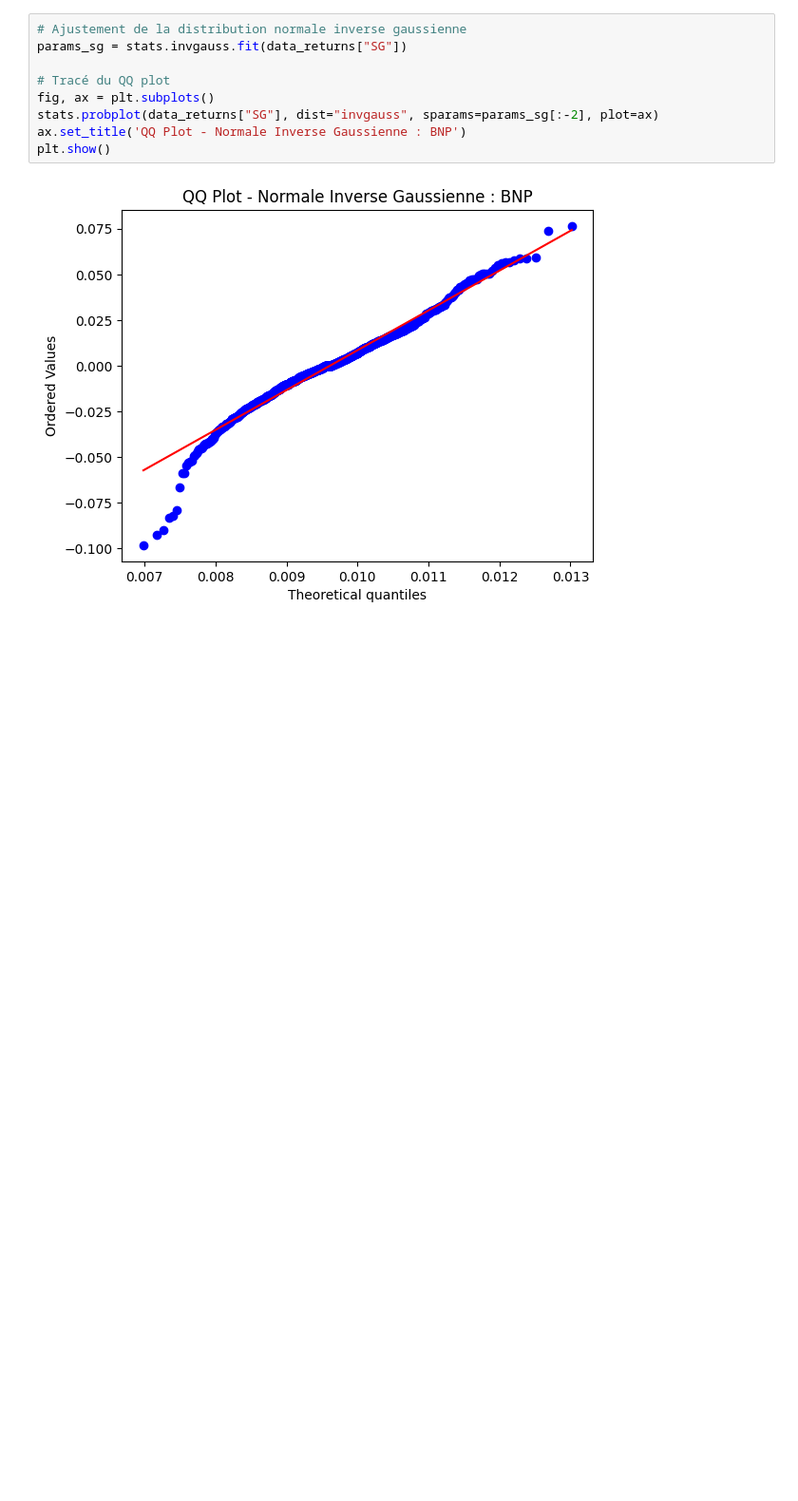
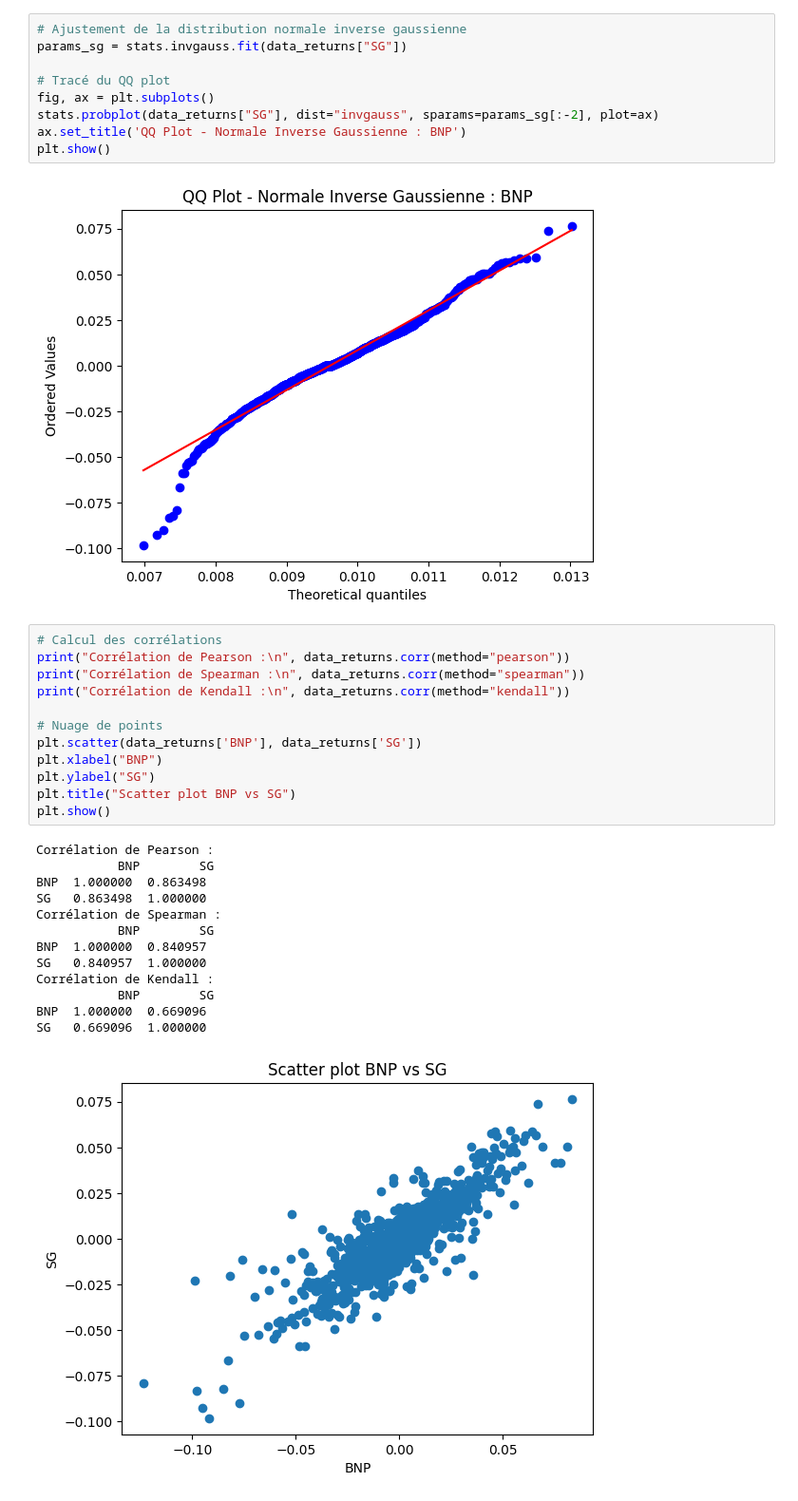
Before and after one commit to Jeangrivo/Gestion-des-Risques-Multiples, a Jupyter notebook: CreditVaR.ipynb, the cells around one changed output. Shown at 95% size. Drawn from its saved outputs; the diff is of its cells as text; blank space fills up the shorter version.

```diff
--- a/CreditVaR.ipynb
+++ b/CreditVaR.ipynb
@@ -323,3 +323,29 @@ ax.set_title('QQ Plot - Normale Inverse Gaussienne : BNP')
 plt.show()
 # %% [output]
 [figure]
+# %%
+# Calcul des corrélations
+print("Corrélation de Pearson :\n", data_returns.corr(method="pearson"))
+print("Corrélation de Spearman :\n", data_returns.corr(method="spearman"))
+print("Corrélation de Kendall :\n", data_returns.corr(method="kendall"))
+
+# Nuage de points
+plt.scatter(data_returns['BNP'], data_returns['SG'])
+plt.xlabel("BNP")
+plt.ylabel("SG")
+plt.title("Scatter plot BNP vs SG")
+plt.show()
+# %% [output]
+Corrélation de Pearson :
+           BNP        SG
+BNP  1.000000  0.863498
+SG   0.863498  1.000000
+Corrélation de Spearman :
+           BNP        SG
+BNP  1.000000  0.840957
+SG   0.840957  1.000000
+Corrélation de Kendall :
+           BNP        SG
+BNP  1.000000  0.669096
+SG   0.669096  1.000000
+[figure, added]
```
Also changed, not shown: parts of 11 cells of this notebook.
